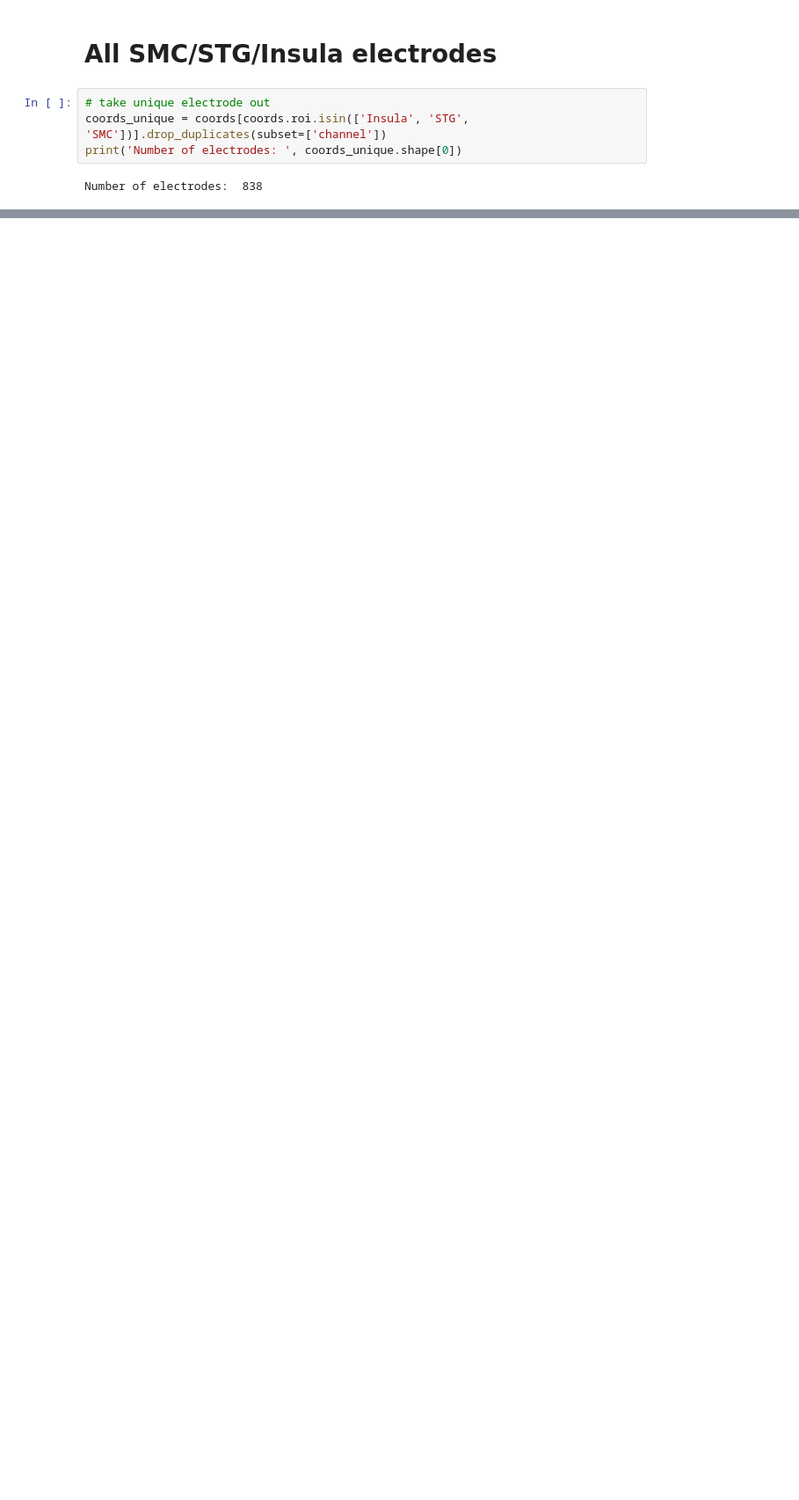
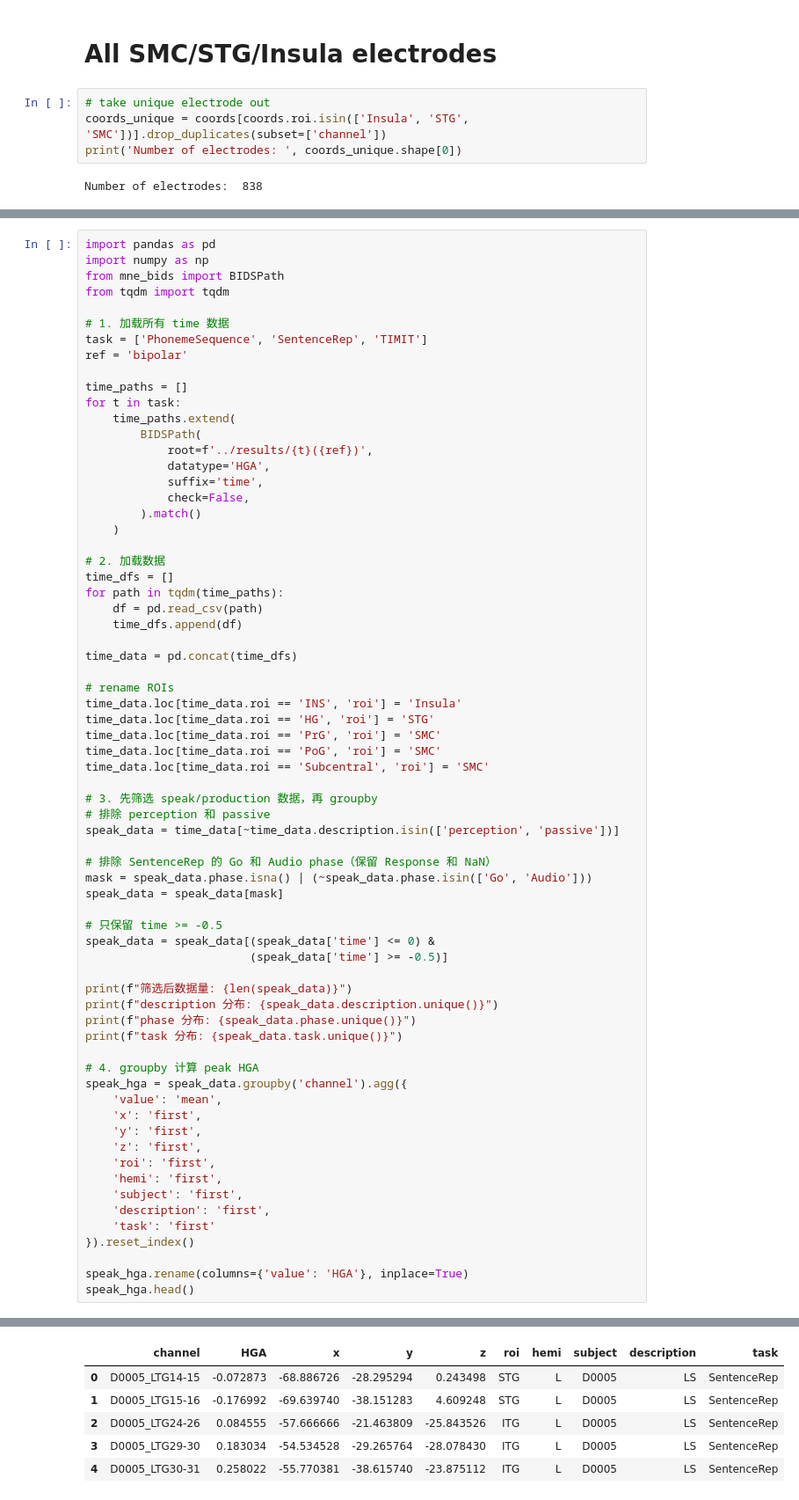
Before and after one commit to shinanlin/insula, a Jupyter notebook: viz/electrodes.ipynb, the cells around one changed output, grey strips where cells are left out. Shown: that part at 88% size. Drawn from its saved outputs; the diff is of its cells as text; blank space fills up the shorter version.

```diff
--- a/viz/electrodes.ipynb
+++ b/viz/electrodes.ipynb
@@ -503,0 +816,69 @@ libEGL warning: failed to open /dev/dri/card0: Permission denied
+# %%
+import pandas as pd
+import numpy as np
+from mne_bids import BIDSPath
+from tqdm import tqdm
+
+# 1. 加载所有 time 数据
+task = ['PhonemeSequence', 'SentenceRep', 'TIMIT']
+ref = 'bipolar'
+
+time_paths = []
+for t in task:
+    time_paths.extend(
+        BIDSPath(
+            root=f'../results/{t}({ref})',
+            datatype='HGA',
+            suffix='time',
+            check=False,
+        ).match()
+    )
+
+# 2. 加载数据
+time_dfs = []
+for path in tqdm(time_paths):
+    df = pd.read_csv(path)
+    time_dfs.append(df)
+
+time_data = pd.concat(time_dfs)
+
+# rename ROIs
+time_data.loc[time_data.roi == 'INS', 'roi'] = 'Insula'
+time_data.loc[time_data.roi == 'HG', 'roi'] = 'STG'
+time_data.loc[time_data.roi == 'PrG', 'roi'] = 'SMC'
+time_data.loc[time_data.roi == 'PoG', 'roi'] = 'SMC'
+time_data.loc[time_data.roi == 'Subcentral', 'roi'] = 'SMC'
+
+# 3. 先筛选 speak/production 数据，再 groupby
+# 排除 perception 和 passive
+speak_data = time_data[~time_data.description.isin(['perception', 'passive'])]
+
+# 排除 SentenceRep 的 Go 和 Audio phase（保留 Response 和 NaN）
+mask = speak_data.phase.isna() | (~speak_data.phase.isin(['Go', 'Audio']))
+speak_data = speak_data[mask]
+
+# 只保留 time >= -0.5
+speak_data = speak_data[(speak_data['time'] <= 0) &
+                        (speak_data['time'] >= -0.5)]
+
+print(f"筛选后数据量: {len(speak_data)}")
+print(f"description 分布: {speak_data.description.unique()}")
+print(f"phase 分布: {speak_data.phase.unique()}")
+print(f"task 分布: {speak_data.task.unique()}")
+
+# 4. groupby 计算 peak HGA
+speak_hga = speak_data.groupby('channel').agg({
+    'value': 'mean',
+    'x': 'first',
+    'y': 'first',
+    'z': 'first',
+    'roi': 'first',
+    'hemi': 'first',
+    'subject': 'first',
+    'description': 'first',
+    'task': 'first'
+}).reset_index()
+
+speak_hga.rename(columns={'value': 'HGA'}, inplace=True)
+speak_hga.head()
+# %% [output]
@@ -503,0 +889,6 @@ libEGL warning: failed to open /dev/dri/card0: Permission denied
+|  | channel | HGA | x | y | z | roi | hemi | subject | description | task |
+| 0 | D0005_LTG14-15 | -0.072873 | -68.886726 | -28.295294 | 0.243498 | STG | L | D0005 | LS | SentenceRep |
+| 1 | D0005_LTG15-16 | -0.176992 | -69.639740 | -38.151283 | 4.609248 | STG | L | D0005 | LS | SentenceRep |
+| 2 | D0005_LTG24-26 | 0.084555 | -57.666666 | -21.463809 | -25.843526 | ITG | L | D0005 | LS | SentenceRep |
+| 3 | D0005_LTG29-30 | 0.183034 | -54.534528 | -29.265764 | -28.078430 | ITG | L | D0005 | LS | SentenceRep |
+| 4 | D0005_LTG30-31 | 0.258022 | -55.770381 | -38.615740 | -23.875112 | ITG | L | D0005 | LS | SentenceRep |
```
Also changed, not shown: parts of 15 cells of this notebook.
